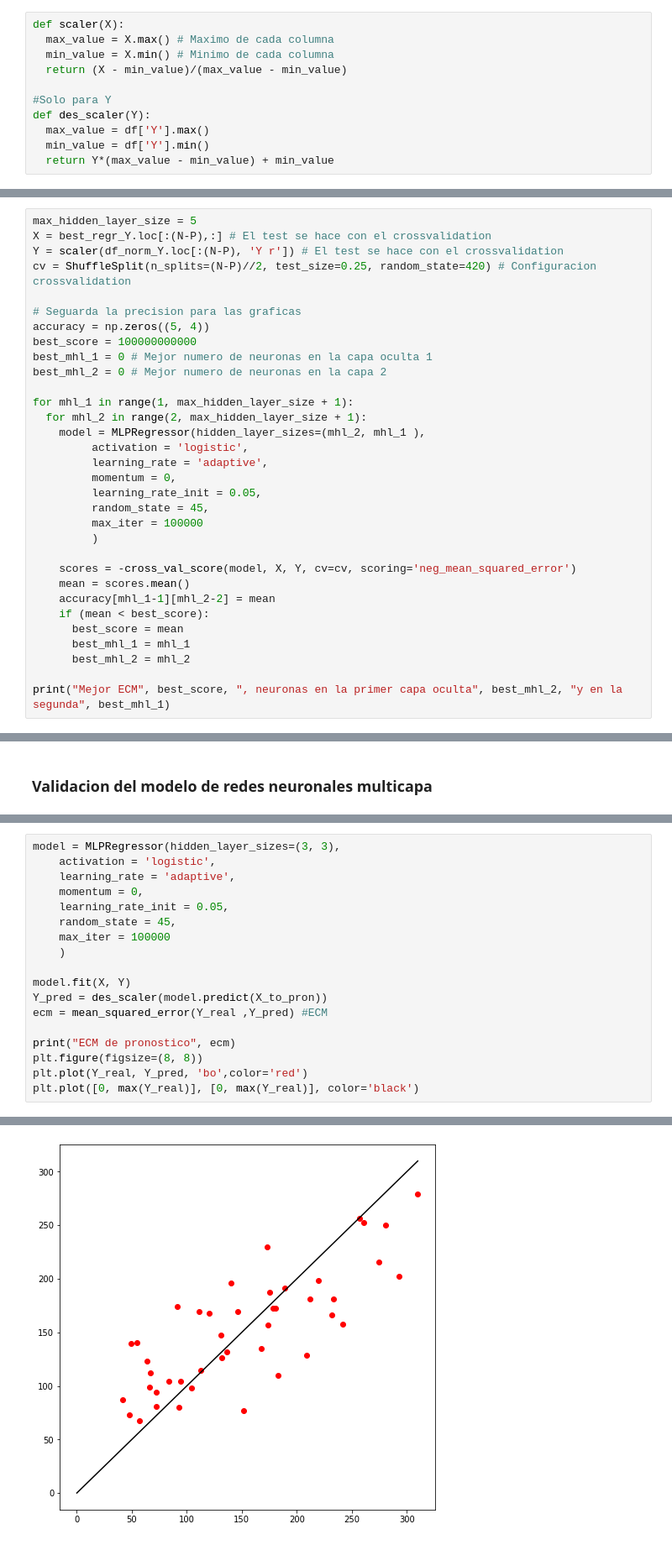
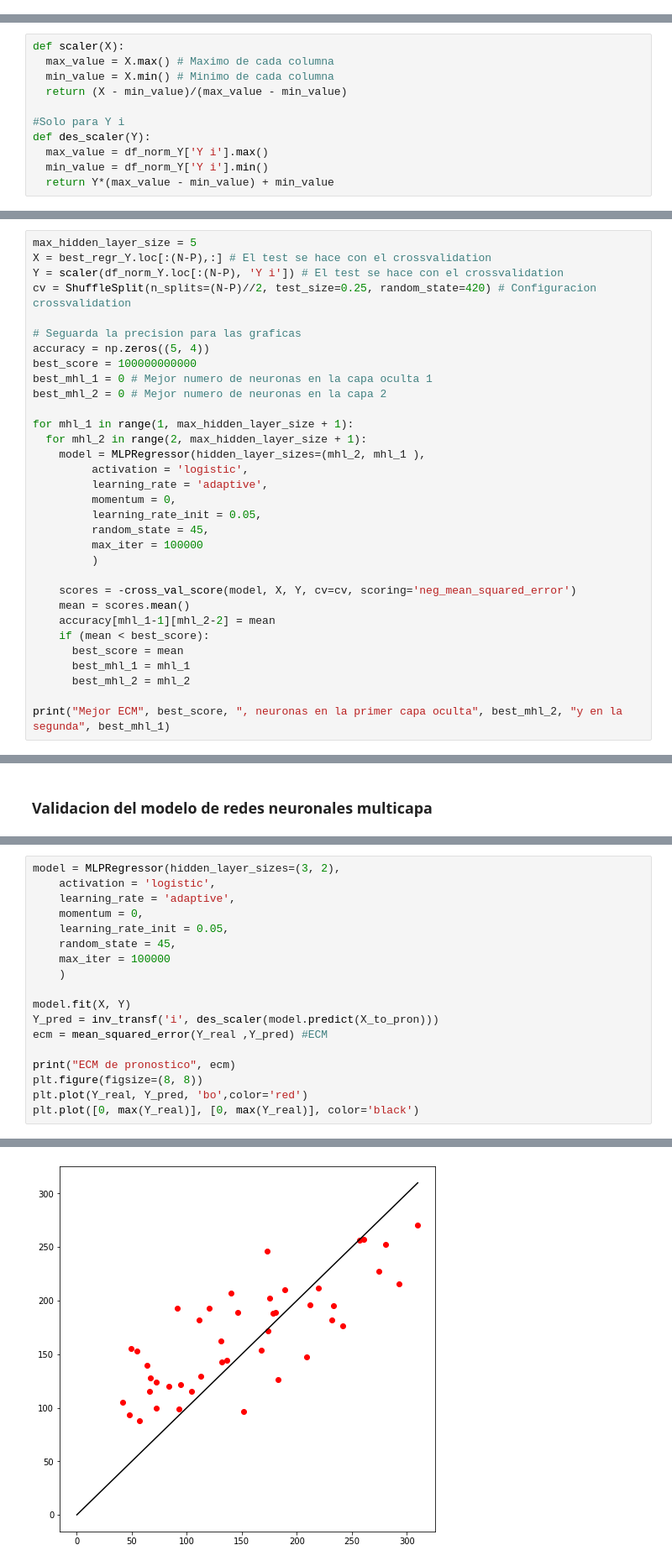
Before and after one commit to ANN-2019-2/evaluacion-cdbolivarz, a Jupyter notebook: SolucionDiabetes02/02_Sln_diabetes.ipynb, the cells around one changed output, grey strips where cells are left out. Shown at 84% size. Cells and saved outputs as stored; diff of their text form.

```diff
--- a/SolucionDiabetes02/02_Sln_diabetes.ipynb
+++ b/SolucionDiabetes02/02_Sln_diabetes.ipynb
@@ -45,17 +45,6 @@ df.describe()
 | max | 1.107267e-01 | 5.068012e-02 | 1.705552e-01 | 1.320442e-01 | 1.539137e-01 | 1.987880e-01 | 1.811791e-01 | 1.852344e-01 | 1.335990e-01 | 1.356118e-01 | 346.000000 |
 # %% [markdown]
 ### Normalización y transformaciones
-# %%
-def scaler(X):
-  max_value = X.max() # Maximo de cada columna
-  min_value = X.min() # Minimo de cada columna
-  return (X - min_value)/(max_value - min_value)
-
-#Solo para Y
-def des_scaler(Y):
-  max_value = df['Y'].max()
-  min_value = df['Y'].min()
-  return Y*(max_value - min_value) + min_value
 # %%
 transf_list = ['r', 'f', 'g', 'h', 'i', 'j', 'k', 'n']
 def transf(name, X):
@@ -93,6 +82,17 @@ def inv_transf(name, X):
   elif name == 'n':
     return np.power(X,4) - 10
   return X
+# %%
+def scaler(X):
+  max_value = X.max() # Maximo de cada columna
+  min_value = X.min() # Minimo de cada columna
+  return (X - min_value)/(max_value - min_value)
+
+#Solo para Y i
+def des_scaler(Y):
+  max_value = df_norm_Y['Y i'].max()
+  min_value = df_norm_Y['Y i'].min()
+  return Y*(max_value - min_value) + min_value
 # %%
 def norm():
   df_norm = pd.DataFrame()
@@ -237,7 +237,7 @@ from sklearn.model_selection import ShuffleSplit
 # %%
 max_hidden_layer_size = 5
 X = best_regr_Y.loc[:(N-P),:] # El test se hace con el crossvalidation
-Y = scaler(df_norm_Y.loc[:(N-P), 'Y r']) # El test se hace con el crossvalidation
+Y = scaler(df_norm_Y.loc[:(N-P), 'Y i']) # El test se hace con el crossvalidation
 cv = ShuffleSplit(n_splits=(N-P)//2, test_size=0.25, random_state=420) # Configuracion crossvalidation
 
 # Seguarda la precision para las graficas
@@ -295,5 +295,5 @@ Se puede observar que en el modelo con 3 neuronas en ambas capas ocultas tiene u
 # %%
-model = MLPRegressor(hidden_layer_sizes=(3, 3),
+model = MLPRegressor(hidden_layer_sizes=(3, 2),
     activation = 'logistic',
     learning_rate = 'adaptive',
     momentum = 0,
@@ -303,7 +303,7 @@ model = MLPRegressor(hidden_layer_sizes=(3, 3),
     )
 
 model.fit(X, Y)
-Y_pred = des_scaler(model.predict(X_to_pron))
+Y_pred = inv_transf('i', des_scaler(model.predict(X_to_pron)))
 ecm = mean_squared_error(Y_real ,Y_pred) #ECM
 
 print("ECM de pronostico", ecm)
@@ -315,5 +315,5 @@ ECM de pronostico 2143.7267524336107
 [<matplotlib.lines.Line2D at 0x...>]
-[figure, old version]
+[figure, new version]
 # %% [markdown]
 ## Conclusión
 Se puede notar una leve mejora del pronóstico por parte de la red neuronal multicapa en comparación con el modelo lineal. Para una mejor predicción de los datos se necesita un conjunto mucho más grande para el entrenamiento
```
Also changed, not shown: parts of 8 cells of this notebook.
